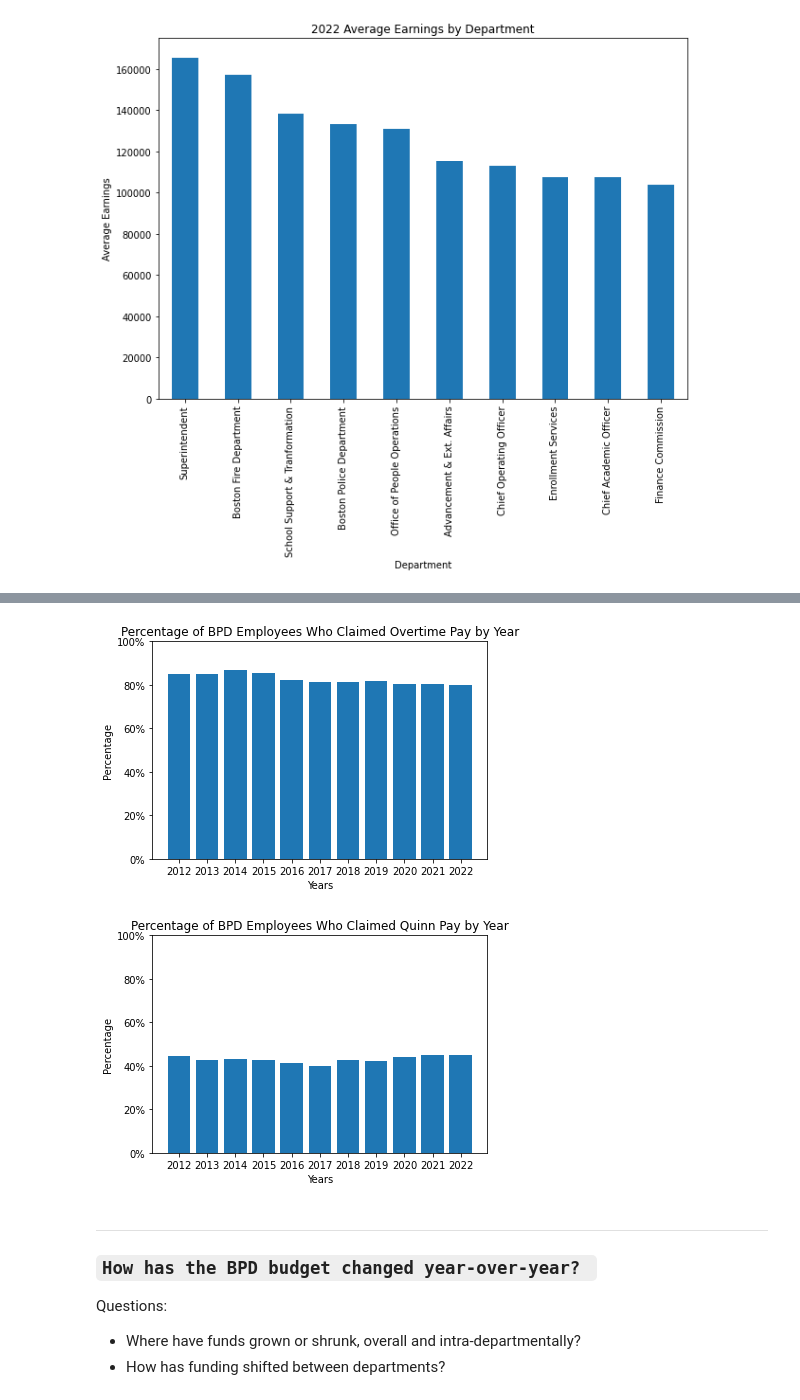
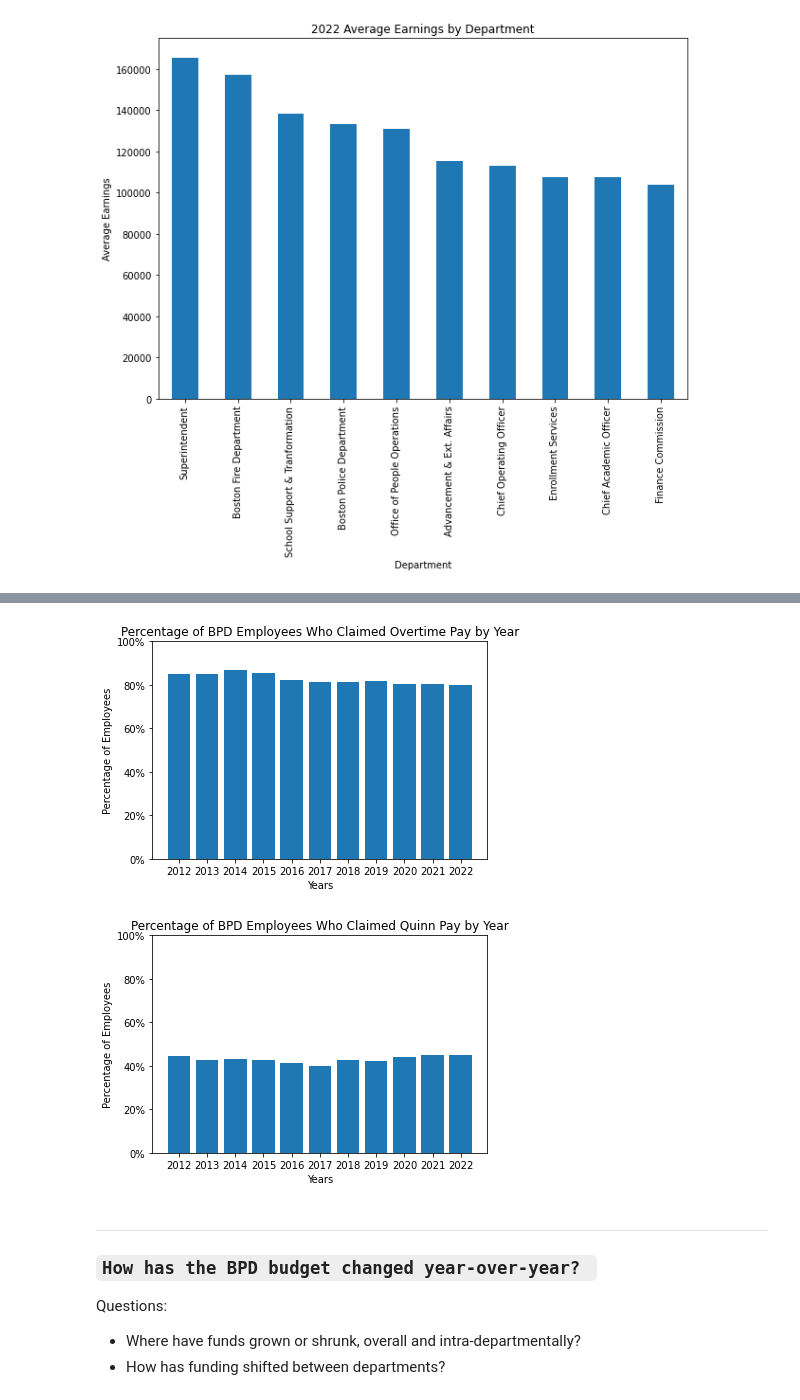
Before and after one commit to BU-Spark/ds-police-overtime, a Jupyter notebook: fa23-team-f/Spending-Practices.ipynb, the cells around one changed output, grey strips where cells are left out. Cells and saved outputs as stored; diff of their text form; code cells hidden in the pictures.

```diff
--- a/fa23-team-f/Spending-Practices.ipynb
+++ b/fa23-team-f/Spending-Practices.ipynb
@@ -1179,23 +1185,23 @@ plt.show()
 # %%
 plt.bar(years, dataOvertime)
 plt.xlabel('Years')
-plt.ylabel('Percentage')
+plt.ylabel('Percentage of Employees')
 plt.ylim(0,1.0)
 plt.title('Percentage of BPD Employees Who Claimed Overtime Pay by Year')
 plt.gca().set_yticklabels(['{:.0f}%'.format(y * 100) for y in plt.gca().get_yticks()])
 plt.show()
 # %% [output]
-[figure, old version]
+[figure, new version]
 # %%
 plt.bar(years, dataQuinn)
 plt.xlabel('Years')
-plt.ylabel('Percentage')
+plt.ylabel('Percentage of Employees')
 plt.ylim(0,1.0)
 plt.title('Percentage of BPD Employees Who Claimed Quinn Pay by Year')
 plt.gca().set_yticklabels(['{:.0f}%'.format(y * 100) for y in plt.gca().get_yticks()])
 plt.show()
 # %% [output]
-[figure, old version]
+[figure, new version]
 # %% [markdown]
 _________________________________________________________________________________________________________________________________________________________________________________
 ### `How has the BPD budget changed year-over-year? `
```
Also changed, not shown: parts of 6 cells of this notebook, 2 other files.
